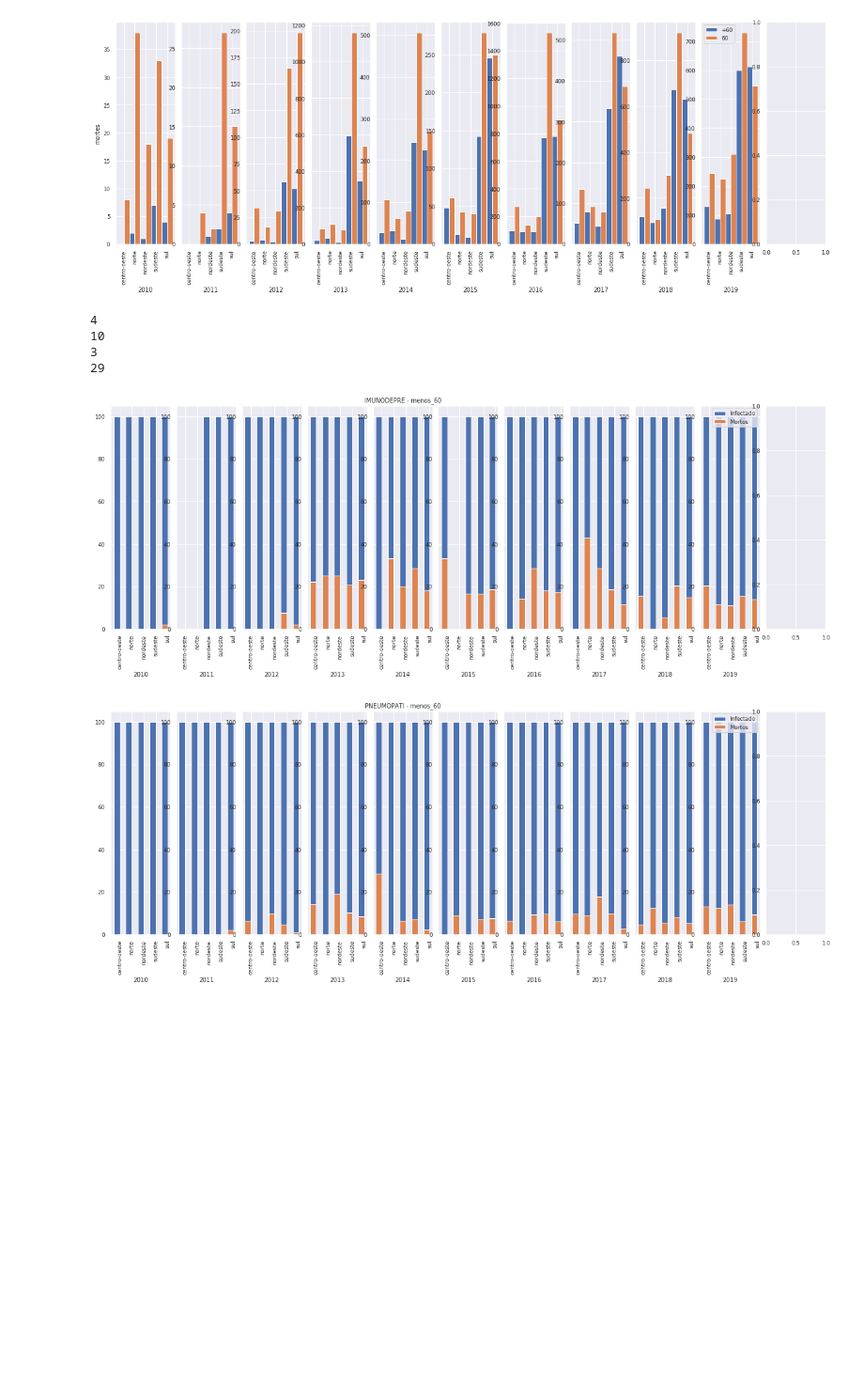
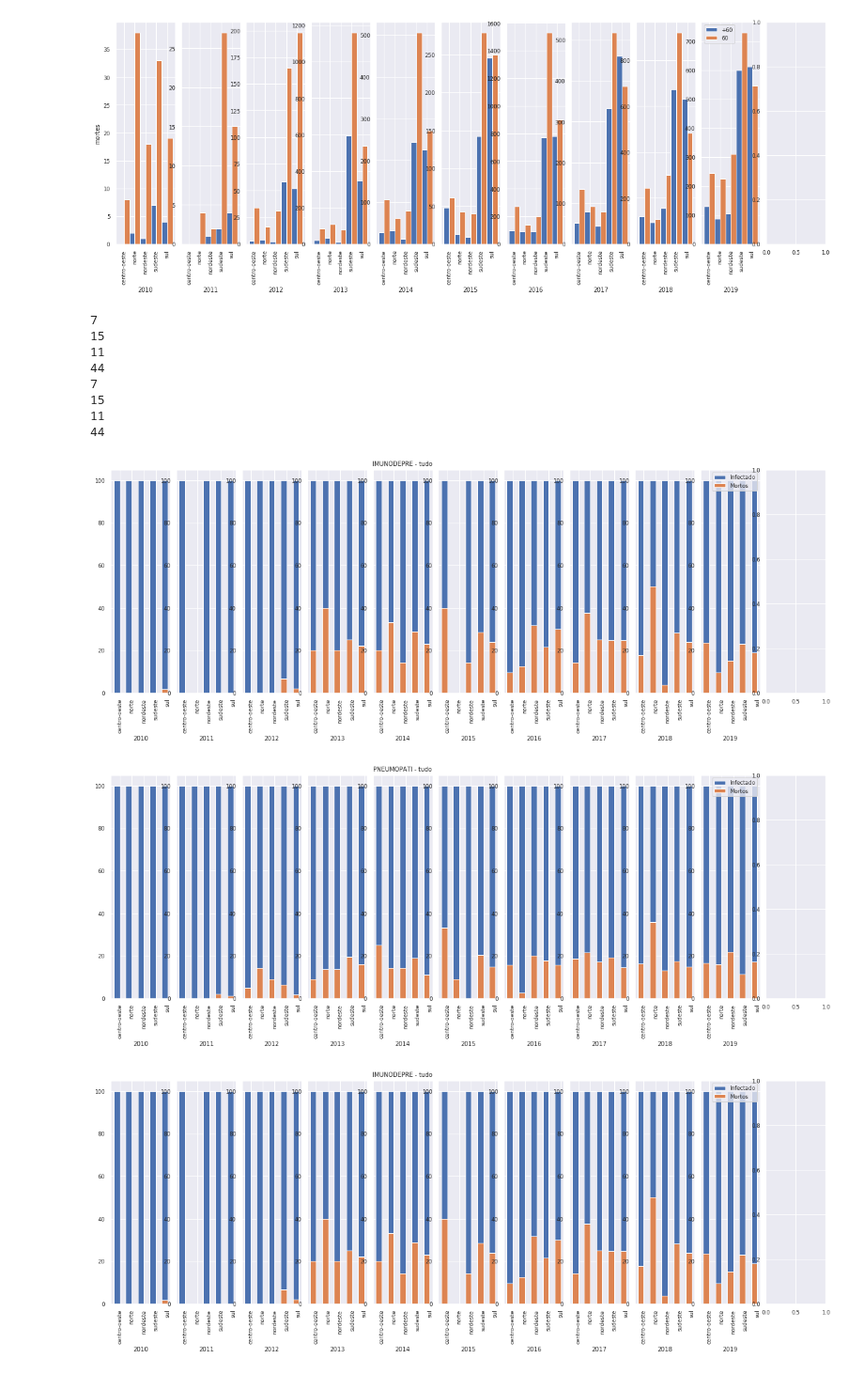
Before and after one commit to brunoartc/IC-Virus-Gripe, a Jupyter notebook: Estudo das variaveis.ipynb, the cells around one changed output. Shown: that part at 94% size. Saved outputs shown, nothing was run; the diff lists cells and outputs as text; code cells hidden in the pictures; blank space fills up the shorter version.

Commit message:
[FEAT] show all graphs

```diff
--- a/Estudo das variaveis.ipynb
+++ b/Estudo das variaveis.ipynb
@@ -1454,40 +1454,45 @@ def plot_bar_per_variable_percentage(dff_ages, variable = "IMUNODEPRE", label =
 
         if j == 9:
             ax[j].legend()
         if j == 4:
             ax[j].set_title(variable + " - " + age)
 
         ax[j].set_xlabel(i, rotation=0)
         ax[j].set_xticks(bar_location+ width*1.5)
         #ax[j].set_yscale('log')
         ax[j].set_xticklabels(total_mo[i].keys(), rotation = 90)
 
 
 
         j+=1
 
 from enum import Enum
 class Comorbidade(Enum):
     SIM = 1.0
     NAO = 2.0
 
 
 #plot_bar_per_variable_percentage(output_celan['mortos'], variable="PNEUMOPATI", all_ages=False, age='menos_60') #PNEUMOPATI checar
 
 #plot_bar_per_variable_percentage(output_celan, variable="IMUNODEPRE", set_variable = Comorbidade.NAO.value)
 
-plot_bar_per_variable_percentage(output_celan, variable="IMUNODEPRE", set_variable = Comorbidade.SIM.value, age = 'menos_60')
-plot_bar_per_variable_percentage(output_celan, variable="PNEUMOPATI", set_variable = Comorbidade.SIM.value, age = 'menos_60')
-plot_bar_per_variable_percentage(output_celan, variable="IMUNODEPRE", set_variable = Comorbidade.SIM.value, age = 'mais_60')
-plot_bar_per_variable_percentage(output_celan, variable="PNEUMOPATI", set_variable = Comorbidade.SIM.value, age = 'menos_60')
+plot_bar_per_variable_percentage(output_celan, variable="IMUNODEPRE", set_variable = Comorbidade.SIM.value, age = 'tudo')
+plot_bar_per_variable_percentage(output_celan, variable="PNEUMOPATI", set_variable = Comorbidade.SIM.value, age = 'tudo')
+plot_bar_per_variable_percentage(output_celan, variable="IMUNODEPRE", set_variable = Comorbidade.SIM.value, age = 'tudo')
+plot_bar_per_variable_percentage(output_celan, variable="PNEUMOPATI", set_variable = Comorbidade.SIM.value, age = 'tudo')
 
 
 #IMUNODEPRE
 #PNEUMOPATI
 # %% [output]
-4
-10
-3
-29
+7
+15
+11
+44
+7
+15
+11
+44
-[figure, old version]
+[figure, new version]
-[figure, old version]
+[figure, new version]
+[figure, added]
```
Also changed, not shown: parts of 1 cell of this notebook.
